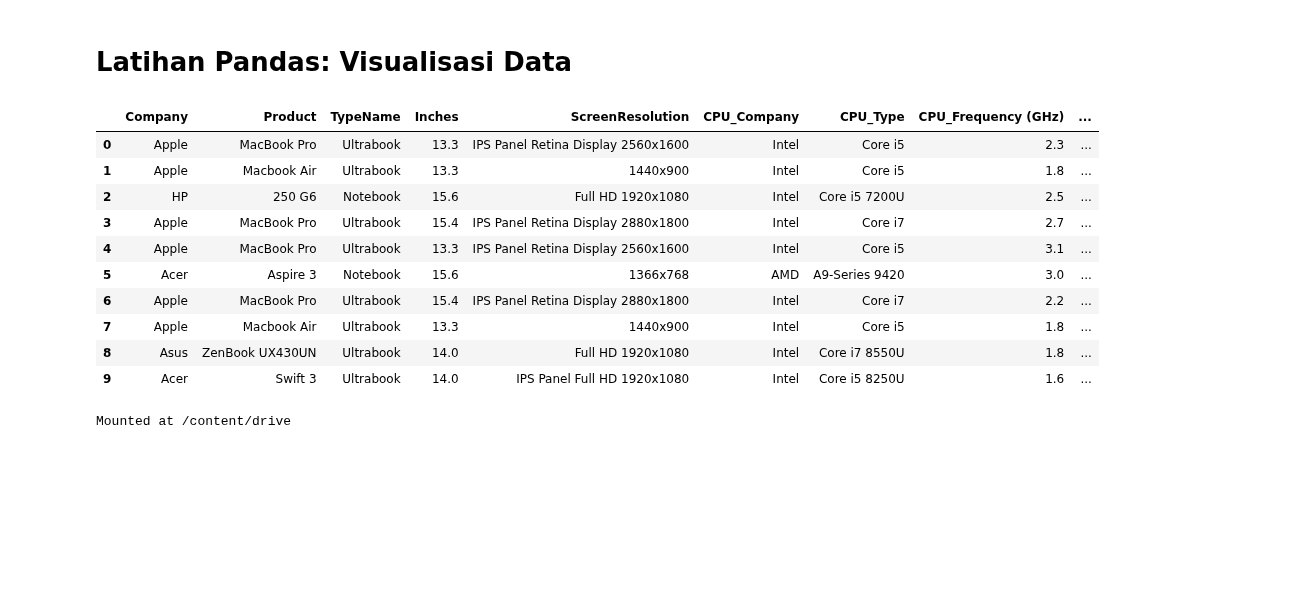
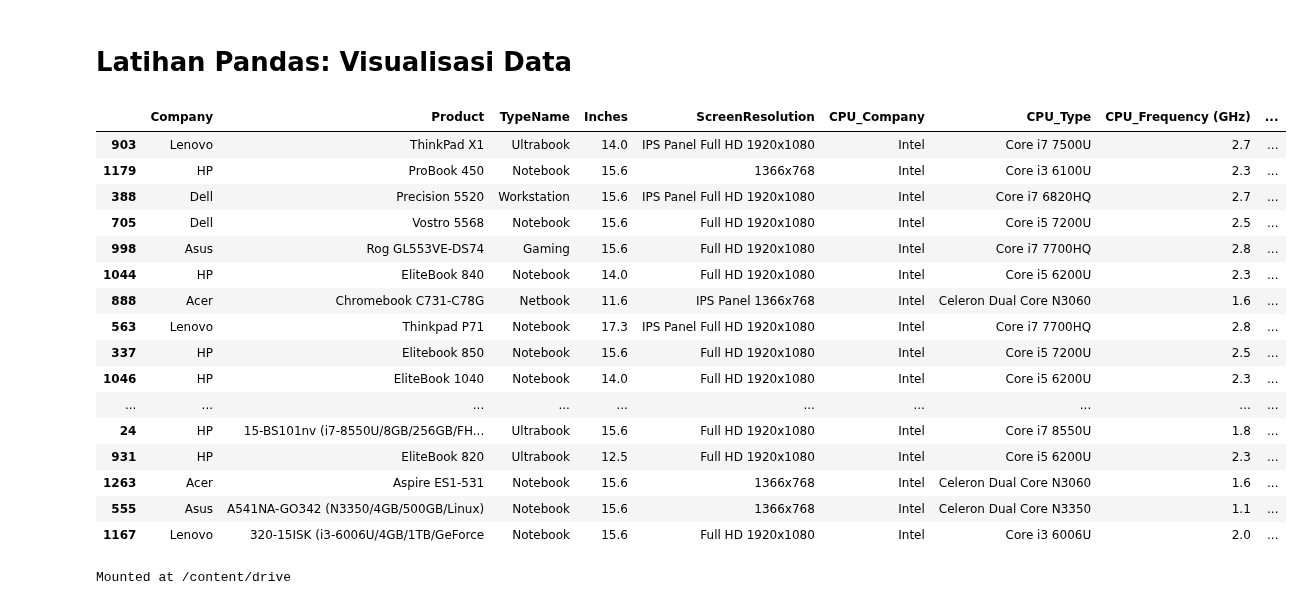
Before and after one commit to IdhamAbidinKaisilay/BelajarDataAnalyst, a Jupyter notebook: Latihan_Visualisasi_dengan_Library_Pandas.ipynb, the cells around one changed output. Cells and saved outputs as stored; diff of their text form; code cells hidden in the pictures; blank space fills up the shorter version.

```diff
--- a/Latihan_Visualisasi_dengan_Library_Pandas.ipynb
+++ b/Latihan_Visualisasi_dengan_Library_Pandas.ipynb
@@ -5,27 +5,33 @@
 # %%
 # Import library and data
 import pandas as pd
 import matplotlib.pyplot as plt
 
 # plt.xkcd()
 plt.style.use('seaborn-v0_8')
 
 # Silahkan ganti path dibawah sesuai dengan google drive kalian!
 path = '/content/drive/MyDrive/Data Analyst 2025 + SQL + Excel/Section 16: Pandas - Visualisasi Data/laptop_price.csv'
 df = pd.read_csv(path)
-df.head(10)
+df.sample(20)
 # %% [output]
 |  | Company | Product | TypeName | Inches | ScreenResolution | CPU_Company | CPU_Type | CPU_Frequency (GHz) | ... |
-| 0 | Apple | MacBook Pro | Ultrabook | 13.3 | IPS Panel Retina Display 2560x1600 | Intel | Core i5 | 2.3 | ... |
-| 1 | Apple | Macbook Air | Ultrabook | 13.3 | 1440x900 | Intel | Core i5 | 1.8 | ... |
-| 2 | HP | 250 G6 | Notebook | 15.6 | Full HD 1920x1080 | Intel | Core i5 7200U | 2.5 | ... |
-| 3 | Apple | MacBook Pro | Ultrabook | 15.4 | IPS Panel Retina Display 2880x1800 | Intel | Core i7 | 2.7 | ... |
-| 4 | Apple | MacBook Pro | Ultrabook | 13.3 | IPS Panel Retina Display 2560x1600 | Intel | Core i5 | 3.1 | ... |
-| 5 | Acer | Aspire 3 | Notebook | 15.6 | 1366x768 | AMD | A9-Series 9420 | 3.0 | ... |
-| 6 | Apple | MacBook Pro | Ultrabook | 15.4 | IPS Panel Retina Display 2880x1800 | Intel | Core i7 | 2.2 | ... |
-| 7 | Apple | Macbook Air | Ultrabook | 13.3 | 1440x900 | Intel | Core i5 | 1.8 | ... |
-| 8 | Asus | ZenBook UX430UN | Ultrabook | 14.0 | Full HD 1920x1080 | Intel | Core i7 8550U | 1.8 | ... |
-| 9 | Acer | Swift 3 | Ultrabook | 14.0 | IPS Panel Full HD 1920x1080 | Intel | Core i5 8250U | 1.6 | ... |
+| 903 | Lenovo | ThinkPad X1 | Ultrabook | 14.0 | IPS Panel Full HD 1920x1080 | Intel | Core i7 7500U | 2.7 | ... |
+| 1179 | HP | ProBook 450 | Notebook | 15.6 | 1366x768 | Intel | Core i3 6100U | 2.3 | ... |
+| 388 | Dell | Precision 5520 | Workstation | 15.6 | IPS Panel Full HD 1920x1080 | Intel | Core i7 6820HQ | 2.7 | ... |
+| 705 | Dell | Vostro 5568 | Notebook | 15.6 | Full HD 1920x1080 | Intel | Core i5 7200U | 2.5 | ... |
+| 998 | Asus | Rog GL553VE-DS74 | Gaming | 15.6 | Full HD 1920x1080 | Intel | Core i7 7700HQ | 2.8 | ... |
+| 1044 | HP | EliteBook 840 | Notebook | 14.0 | Full HD 1920x1080 | Intel | Core i5 6200U | 2.3 | ... |
+| 888 | Acer | Chromebook C731-C78G | Netbook | 11.6 | IPS Panel 1366x768 | Intel | Celeron Dual Core N3060 | 1.6 | ... |
+| 563 | Lenovo | Thinkpad P71 | Notebook | 17.3 | IPS Panel Full HD 1920x1080 | Intel | Core i7 7700HQ | 2.8 | ... |
+| 337 | HP | Elitebook 850 | Notebook | 15.6 | Full HD 1920x1080 | Intel | Core i5 7200U | 2.5 | ... |
+| 1046 | HP | EliteBook 1040 | Notebook | 14.0 | Full HD 1920x1080 | Intel | Core i5 6200U | 2.3 | ... |
+| ... | ... | ... | ... | ... | ... | ... | ... | ... | ... |
+| 24 | HP | 15-BS101nv (i7-8550U/8GB/256GB/FH... | Ultrabook | 15.6 | Full HD 1920x1080 | Intel | Core i7 8550U | 1.8 | ... |
+| 931 | HP | EliteBook 820 | Ultrabook | 12.5 | Full HD 1920x1080 | Intel | Core i5 6200U | 2.3 | ... |
+| 1263 | Acer | Aspire ES1-531 | Notebook | 15.6 | 1366x768 | Intel | Celeron Dual Core N3060 | 1.6 | ... |
+| 555 | Asus | A541NA-GO342 (N3350/4GB/500GB/Linux) | Notebook | 15.6 | 1366x768 | Intel | Celeron Dual Core N3350 | 1.1 | ... |
+| 1167 | Lenovo | 320-15ISK (i3-6006U/4GB/1TB/GeForce | Notebook | 15.6 | Full HD 1920x1080 | Intel | Core i3 6006U | 2.0 | ... |
 # %%
 from google.colab import drive
 drive.mount('/content/drive')
```
Also changed, not shown: parts of 3 cells of this notebook.
